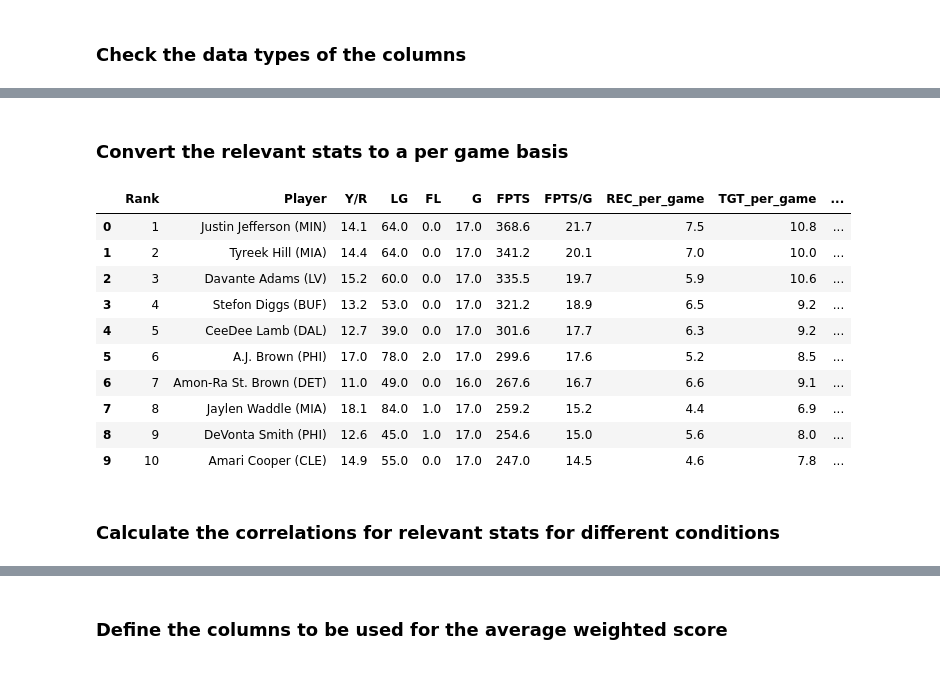
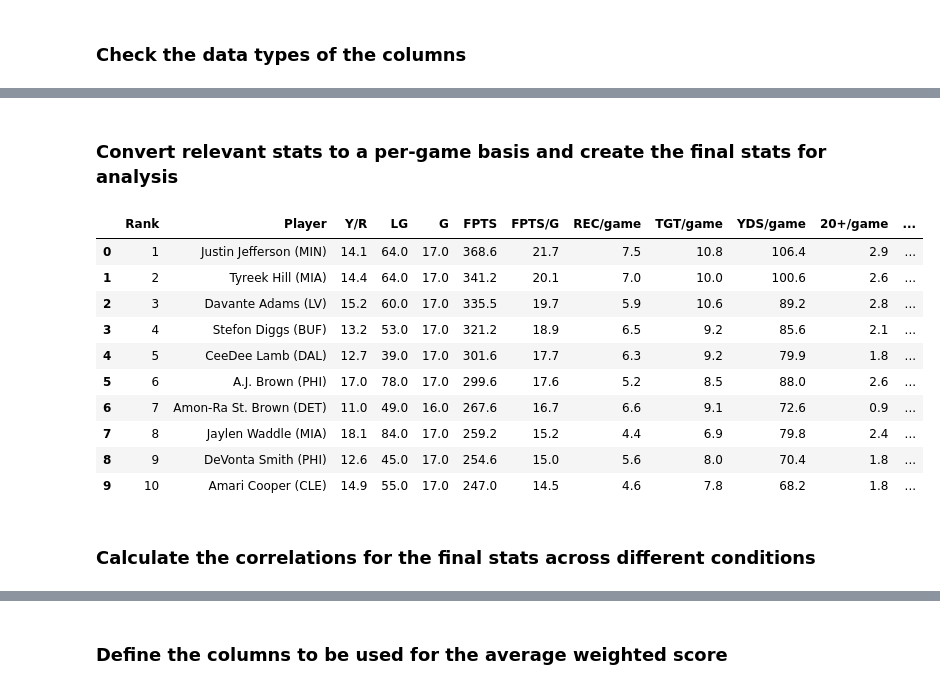
Before and after one commit to meltangonan/fantasy-football, a Jupyter notebook: WR Template.ipynb, the cells around one changed output, grey strips where cells are left out. Cells and saved outputs as stored; diff of their text form; code cells hidden in the pictures.

```diff
--- a/WR Template.ipynb
+++ b/WR Template.ipynb
@@ -24,8 +24,8 @@ df.head(10)
 # %%
-# Enumerate the columns to get their positions (numbers) and names
-column_numbers = list(enumerate(df.columns))
+df.drop(['FL', 'ROST'], axis=1, inplace=True)
 
-column_numbers
+# Enumerate the columns to view their positions (numbers) and names
+list(enumerate(df.columns))
 # %% [output]
 [(0, 'Rank'),
  (1, 'Player'),
@@ -104,0 +68,10 @@ dtype: object
+# %%
+# Convert columns with object data type, excluding certain columns
+convert = df.select_dtypes('object').columns.difference(['Player'])
+df[convert] = df[convert].apply(lambda x: pd.to_numeric(x.str.replace(',', ''), errors='coerce')).fillna(0)
+
+# Convert specific columns to desired data types
+df['Rank'] = df['Rank'].astype('Int64')
+
+# Verify the data types
+df.dtypes
@@ -105,38 +111,34 @@ dtype: object
 # %% [markdown]
-### Convert the relevant stats to a per game basis
+### Convert relevant stats to a per-game basis and create the final stats for analysis
 # %%
-# Define relevant columns
-relevant_columns = df.columns[2:15].tolist()
+# Define columns for per-game calculation
+per_game = list(df.columns[2:])
 
-# List of columns to exclude from the per-game calculation
-exclude_from_per_game = ['Y/R', 'LG', 'FL', 'G', 'FPTS', 'FPTS/G']
+# Define columns to exclude from the per-game calculation
+exclude_per_game = ['Y/R', 'LG', 'G', 'FPTS', 'FPTS/G']
 
-# Convert stats to a per-game basis for only the columns not in the exclude list
-for col in relevant_columns:
-    if col not in exclude_from_per_game:
-        df[col + '_per_game'] = (df[col] / df['G']).round(1)
+# Create columns and convert stats to a per-game basis for the defined columns, not those in the exclude list
+for col in per_game:
+    if col not in exclude_per_game:
+        df[col + '/game'] = (df[col] / df['G']).round(1)
 
-# Update the relevant columns list for correlation
-# It will contain original columns that were excluded from per game calculation
-# and the new per game columns for the rest
-relevant_columns_for_correlation = exclude_from_per_game + \
-                                  [col + '_per_game' for col in relevant_columns
-                                        if col not in exclude_from_per_game]
+# Define final columns to be used for analysis, combines excluded and new per-game columns
+final_columns = exclude_per_game + [col + '/game' for col in per_game if col not in exclude_per_game]
 
-df_average = df[['Rank', 'Player'] + relevant_columns_for_correlation].head(10)
-df_average
+# Display final columns with 'Rank' and 'Player'
+df[['Rank', 'Player'] + final_columns].head(10)
 # %% [output]
-|  | Rank | Player | Y/R | LG | FL | G | FPTS | FPTS/G | REC_per_game | TGT_per_game | ... |
-| 0 | 1 | Justin Jefferson (MIN) | 14.1 | 64.0 | 0.0 | 17.0 | 368.6 | 21.7 | 7.5 | 10.8 | ... |
-| 1 | 2 | Tyreek Hill (MIA) | 14.4 | 64.0 | 0.0 | 17.0 | 341.2 | 20.1 | 7.0 | 10.0 | ... |
-| 2 | 3 | Davante Adams (LV) | 15.2 | 60.0 | 0.0 | 17.0 | 335.5 | 19.7 | 5.9 | 10.6 | ... |
-| 3 | 4 | Stefon Diggs (BUF) | 13.2 | 53.0 | 0.0 | 17.0 | 321.2 | 18.9 | 6.5 | 9.2 | ... |
-| 4 | 5 | CeeDee Lamb (DAL) | 12.7 | 39.0 | 0.0 | 17.0 | 301.6 | 17.7 | 6.3 | 9.2 | ... |
-| 5 | 6 | A.J. Brown (PHI) | 17.0 | 78.0 | 2.0 | 17.0 | 299.6 | 17.6 | 5.2 | 8.5 | ... |
-| 6 | 7 | Amon-Ra St. Brown (DET) | 11.0 | 49.0 | 0.0 | 16.0 | 267.6 | 16.7 | 6.6 | 9.1 | ... |
-| 7 | 8 | Jaylen Waddle (MIA) | 18.1 | 84.0 | 1.0 | 17.0 | 259.2 | 15.2 | 4.4 | 6.9 | ... |
-| 8 | 9 | DeVonta Smith (PHI) | 12.6 | 45.0 | 1.0 | 17.0 | 254.6 | 15.0 | 5.6 | 8.0 | ... |
-| 9 | 10 | Amari Cooper (CLE) | 14.9 | 55.0 | 0.0 | 17.0 | 247.0 | 14.5 | 4.6 | 7.8 | ... |
+|  | Rank | Player | Y/R | LG | G | FPTS | FPTS/G | REC/game | TGT/game | YDS/game | 20+/game | ... |
+| 0 | 1 | Justin Jefferson (MIN) | 14.1 | 64.0 | 17.0 | 368.6 | 21.7 | 7.5 | 10.8 | 106.4 | 2.9 | ... |
+| 1 | 2 | Tyreek Hill (MIA) | 14.4 | 64.0 | 17.0 | 341.2 | 20.1 | 7.0 | 10.0 | 100.6 | 2.6 | ... |
+| 2 | 3 | Davante Adams (LV) | 15.2 | 60.0 | 17.0 | 335.5 | 19.7 | 5.9 | 10.6 | 89.2 | 2.8 | ... |
+| 3 | 4 | Stefon Diggs (BUF) | 13.2 | 53.0 | 17.0 | 321.2 | 18.9 | 6.5 | 9.2 | 85.6 | 2.1 | ... |
+| 4 | 5 | CeeDee Lamb (DAL) | 12.7 | 39.0 | 17.0 | 301.6 | 17.7 | 6.3 | 9.2 | 79.9 | 1.8 | ... |
+| 5 | 6 | A.J. Brown (PHI) | 17.0 | 78.0 | 17.0 | 299.6 | 17.6 | 5.2 | 8.5 | 88.0 | 2.6 | ... |
+| 6 | 7 | Amon-Ra St. Brown (DET) | 11.0 | 49.0 | 16.0 | 267.6 | 16.7 | 6.6 | 9.1 | 72.6 | 0.9 | ... |
+| 7 | 8 | Jaylen Waddle (MIA) | 18.1 | 84.0 | 17.0 | 259.2 | 15.2 | 4.4 | 6.9 | 79.8 | 2.4 | ... |
+| 8 | 9 | DeVonta Smith (PHI) | 12.6 | 45.0 | 17.0 | 254.6 | 15.0 | 5.6 | 8.0 | 70.4 | 1.8 | ... |
+| 9 | 10 | Amari Cooper (CLE) | 14.9 | 55.0 | 17.0 | 247.0 | 14.5 | 4.6 | 7.8 | 68.2 | 1.8 | ... |
 # %% [markdown]
-### Calculate the correlations for relevant stats for different conditions
+### Calculate the correlations for the final stats across different conditions
 # %%
```
Also changed, not shown: parts of 25 cells of this notebook.
